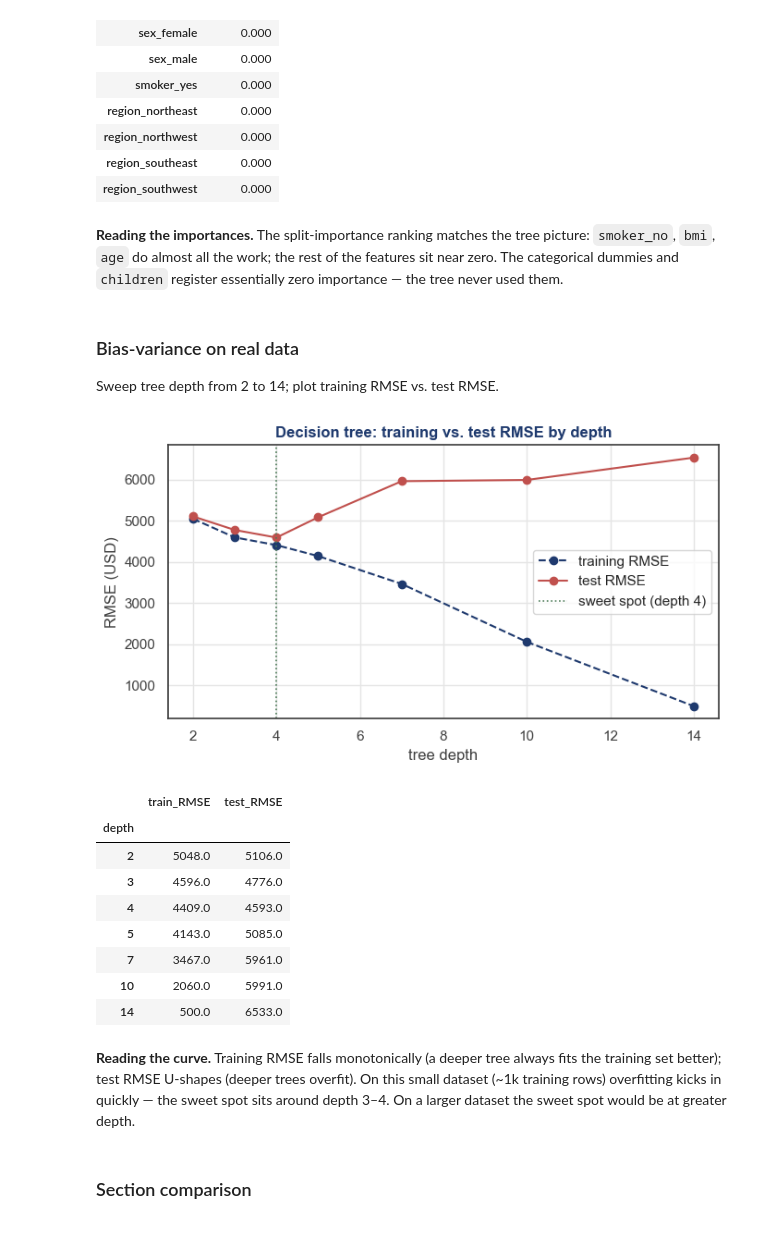
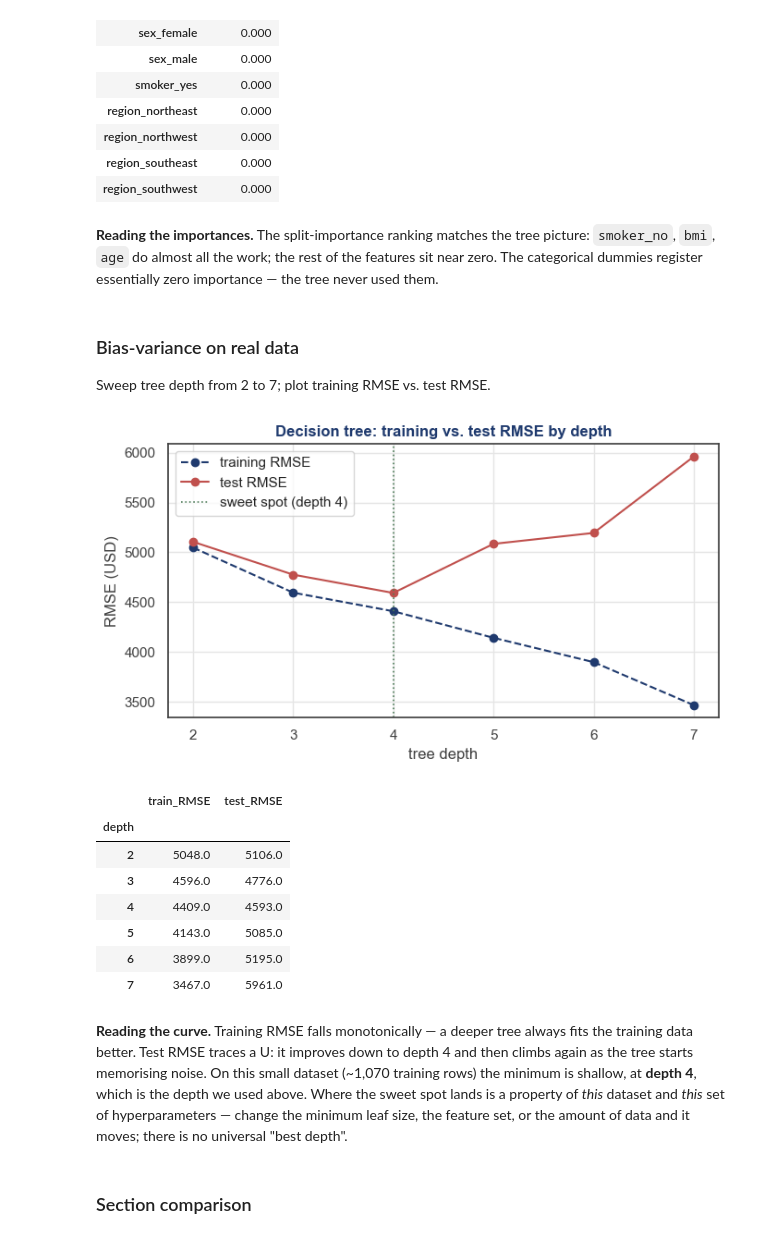
Before and after one commit to simonhatzesberger/ml-genai-actuarial-practice, a Jupyter notebook: notebooks/01_foundations_traditional_ml/01_foundations_traditional_ml.ipynb, the cells around one changed output. Drawn from its saved outputs; the diff is of its cells as text; code cells hidden in the pictures.

```diff
--- a/notebooks/01_foundations_traditional_ml/01_foundations_traditional_ml.ipynb
+++ b/notebooks/01_foundations_traditional_ml/01_foundations_traditional_ml.ipynb
@@ -351,56 +369,57 @@ importance_table.round(3)
 | region_southeast | 0.000 |
 | region_southwest | 0.000 |
 # %% [markdown]
-**Reading the importances.** The split-importance ranking matches the tree picture: `smoker_no`, `bmi`, `age` do almost all the work; the rest of the features sit near zero. The categorical dummies and `children` register essentially zero importance — the tree never used them.
+**Reading the importances.** The split-importance ranking matches the tree picture: `smoker_no`, `bmi`, `age` do almost all the work; the rest of the features sit near zero. The categorical dummies register essentially zero importance — the tree never used them.
 # %% [markdown]
 ### Bias-variance on real data
 
-Sweep tree depth from 2 to 14; plot training RMSE vs. test RMSE.
+Sweep tree depth from 2 to 7; plot training RMSE vs. test RMSE.
 # %%
-depths = [2, 3, 4, 5, 7, 10, 14]
+# Re-fit the tree across a range of depths, recording train + test RMSE.
+depths = [2, 3, 4, 5, 6, 7]
 records = []
 for d in depths:
     pipe = Pipeline([
         ("preprocess", preprocess),
         ("tree", DecisionTreeRegressor(max_depth=d, random_state=SEED)),
     ])
     pipe.fit(X_train, y_train)
     records.append({
         "depth":      d,
         "train_RMSE": np.sqrt(mean_squared_error(y_train, pipe.predict(X_train))),
         "test_RMSE":  np.sqrt(mean_squared_error(y_test,  pipe.predict(X_test))),
     })
 depth_sweep = pd.DataFrame(records).set_index("depth")
 
 fig, ax = plt.subplots(figsize=(7, 4))
 ax.plot(depth_sweep.index, depth_sweep["train_RMSE"], "--o",
         color=PRIMARY, label="training RMSE")
 ax.plot(depth_sweep.index, depth_sweep["test_RMSE"], "-o",
         color=ACCENT_RED, label="test RMSE")
+# The depth with the lowest TEST RMSE is the bias-variance sweet spot.
 best = depth_sweep["test_RMSE"].idxmin()
 ax.axvline(best, color=ACCENT_GREEN, lw=1.2, ls=":",
            label=f"sweet spot (depth {best})")
 ax.set_xlabel("tree depth")
 ax.set_ylabel("RMSE (USD)")
 ax.set_title("Decision tree: training vs. test RMSE by depth")
 ax.legend()
 fig.tight_layout()
 plt.show()
 
 depth_sweep.round(0)
 # %% [output]
-[figure, old version]
+[figure, new version]
 |  | train_RMSE | test_RMSE |
 | depth |  |  |
 | 2 | 5048.0 | 5106.0 |
 | 3 | 4596.0 | 4776.0 |
 | 4 | 4409.0 | 4593.0 |
 | 5 | 4143.0 | 5085.0 |
+| 6 | 3899.0 | 5195.0 |
 | 7 | 3467.0 | 5961.0 |
-| 10 | 2060.0 | 5991.0 |
-| 14 | 500.0 | 6533.0 |
 # %% [markdown]
-**Reading the curve.** Training RMSE falls monotonically (a deeper tree always fits the training set better); test RMSE U-shapes (deeper trees overfit). On this small dataset (~1k training rows) overfitting kicks in quickly — the sweet spot sits around depth 3–4. On a larger dataset the sweet spot would be at greater depth.
+**Reading the curve.** Training RMSE falls monotonically — a deeper tree always fits the training data better. Test RMSE traces a U: it improves down to depth 4 and then climbs again as the tree starts memorising noise. On this small dataset (~1,070 training rows) the minimum is shallow, at **depth 4**, which is the depth we used above. Where the sweet spot lands is a property of *this* dataset and *this* set of hyperparameters — change the minimum leaf size, the feature set, or the amount of data and it moves; there is no universal "best depth".
 # %% [markdown]
 ### Section comparison
 # %%
```
Also changed, not shown: parts of 70 cells of this notebook, 22 other files.
